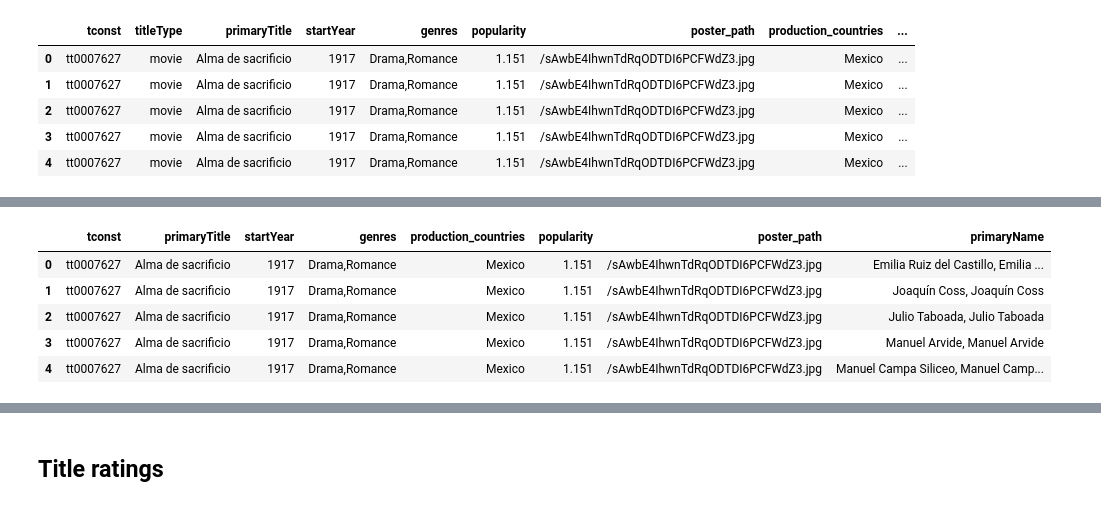
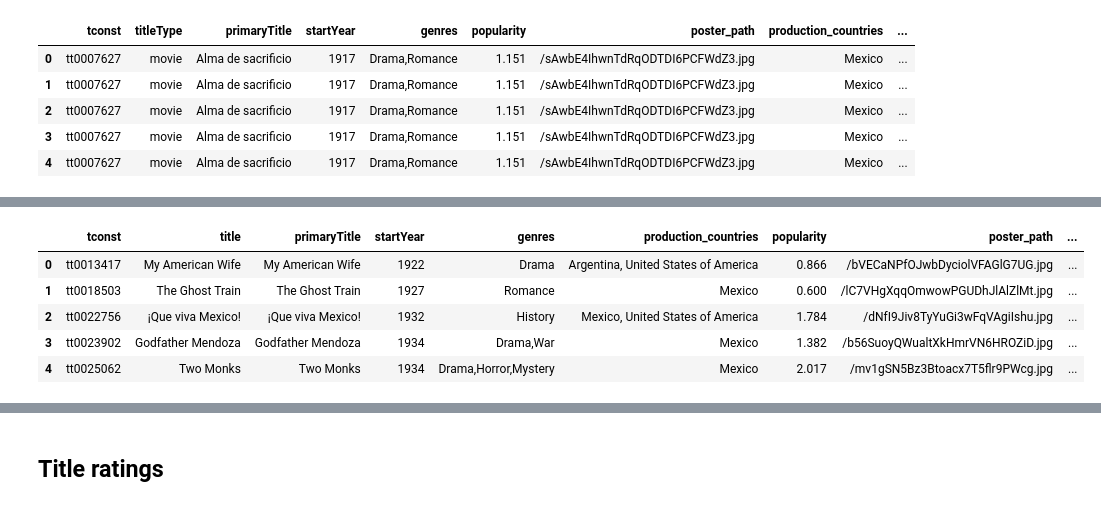
Before and after one commit to peggia/imdb-movies, a Jupyter notebook: movies_data_collection.ipynb, the cells around one changed output, grey strips where cells are left out. Saved outputs shown, nothing was run; the diff lists cells and outputs as text; code cells hidden in the pictures.

Commit message:
Add files via upload
Corrections with grouped movies, and new columns actors and directors

```diff
--- a/movies_data_collection.ipynb
+++ b/movies_data_collection.ipynb
@@ -305,10 +301,12 @@ for chunk in iterator:
 
     if 'region' in chunk.columns:
         #keep all raws whose region is in country_code_list
-        region_list = ['AR','AW','BZ','BO','BR','CL','CO',
-                      'CR','CU','DO','EC','SV','FK','GF',
-                      'GT','GY','HT','HN','MX','AN','NI',
-                      'PA','PY','PE','GS','SR','TT','UY','VE']
+        region_list = ['US' # we keep only the title used in the US
+                    #     'AR','AW','BZ','BO','BR','CL','CO',
+                    #   'CR','CU','DO','EC','SV','FK','GF',
+                    #   'GT','GY','HT','HN','MX','AN','NI',
+                    #   'PA','PY','PE','GS','SR','TT','UY','VE'
+                      ]
         chunk = chunk.loc[chunk['region'].isin(region_list)]
 
     cleaned_chunks.append(chunk)
@@ -375,7 +388,7 @@ for chunk in iterator:
 
     #on supprime la colonne knownForTitles
     chunk = chunk.loc[(chunk['category'] =='actor') | (chunk['category']== 'actress') | (chunk['category']== 'director')].copy()
-    chunk.drop(columns=['ordering','category','characters'], inplace = True)
+    chunk.drop(columns=['ordering','characters'], inplace = True) #we keep 'category'
     #############
     cleaned_chunks.append(chunk)
     del(chunk)
@@ -434,16 +471,12 @@ iterator = pd.read_csv(url, sep='\t', compression='gzip', iterator=True, chunksi
 cleaned_chunks = []
 
 for chunk in iterator:
-
-    # if 'deathYear' in chunk.columns:
-    #     chunk['deathYear'].fillna(0, inplace=True)
-
     if 'primaryName' in chunk.columns:
         chunk.dropna(subset=['primaryName'], inplace=True)
 
-    if 'primaryProfession' in chunk.columns:
-        chunk.dropna(subset=['primaryProfession'], inplace=True)
-    chunk.drop(['knownForTitles','deathYear','birthYear'], axis=1, inplace=True)
+    # if 'primaryProfession' in chunk.columns:
+        # chunk.dropna(subset=['primaryProfession'], inplace=True)
+    chunk.drop(['knownForTitles','deathYear','birthYear','primaryProfession'], axis=1, inplace=True)
     # chunk['birthYear'] = pd.to_datetime(chunk['birthYear'], format='%Y', errors='coerce')
 
     cleaned_chunks.append(chunk)
@@ -568,19 +584,22 @@ memory usage: 16.1+ MB
 # %%
-#regrouper tous les noms  par film
-columns_to_keep = ['tconst',#'title',
-                   'primaryTitle','startYear','genres',
-                #    'actorName','writerName',
-                    'primaryName',
-                   #'region',
-                   'production_countries','popularity','poster_path']
-df_grouped = df_merged_movies_4.groupby(columns_to_keep,as_index=False)['primaryName'].apply(lambda x: ', '.join(x) )
-# df_grouped = df_merged_movies_4.groupby(columns_to_keep,as_index=False)['primaryName'].sum().reset_index(drop=True)
+#regrouper par nom de film créér une colonne avec category=='actors' or 'actress'
+columns_to_keep = ['tconst','title',
+                    'primaryTitle','startYear','genres',
+                    'production_countries','popularity','poster_path',
+                    ]
+# Regroupez par les colonnes spécifiées et concaténez les noms des acteurs et directeurs
+mask_both_actors = (df_merged_movies_4['category'] == 'actor' ) | (df_merged_movies_4['category'] == 'actress')
+df_grouped = df_merged_movies_4.groupby(columns_to_keep, as_index=False).agg(
+    actors=('primaryName', lambda x: ', '.join(x[mask_both_actors])),
+    directors=('primaryName', lambda x: ', '.join(x[df_merged_movies_4['category'] == 'director']))
+)
+
 # del(df_merged_movies)
 df_grouped.head()
 # %% [output]
-|  | tconst | primaryTitle | startYear | genres | production_countries | popularity | poster_path | primaryName |
-| 0 | tt0007627 | Alma de sacrificio | 1917 | Drama,Romance | Mexico | 1.151 | /sAwbE4IhwnTdRqODTDI6PCFWdZ3.jpg | Emilia Ruiz del Castillo, Emilia ... |
-| 1 | tt0007627 | Alma de sacrificio | 1917 | Drama,Romance | Mexico | 1.151 | /sAwbE4IhwnTdRqODTDI6PCFWdZ3.jpg | Joaquín Coss, Joaquín Coss |
-| 2 | tt0007627 | Alma de sacrificio | 1917 | Drama,Romance | Mexico | 1.151 | /sAwbE4IhwnTdRqODTDI6PCFWdZ3.jpg | Julio Taboada, Julio Taboada |
-| 3 | tt0007627 | Alma de sacrificio | 1917 | Drama,Romance | Mexico | 1.151 | /sAwbE4IhwnTdRqODTDI6PCFWdZ3.jpg | Manuel Arvide, Manuel Arvide |
-| 4 | tt0007627 | Alma de sacrificio | 1917 | Drama,Romance | Mexico | 1.151 | /sAwbE4IhwnTdRqODTDI6PCFWdZ3.jpg | Manuel Campa Siliceo, Manuel Camp... |
+|  | tconst | title | primaryTitle | startYear | genres | production_countries | popularity | poster_path | ... |
+| 0 | tt0013417 | My American Wife | My American Wife | 1922 | Drama | Argentina, United States of America | 0.866 | /bVECaNPfOJwbDyciolVFAGlG7UG.jpg | ... |
+| 1 | tt0018503 | The Ghost Train | The Ghost Train | 1927 | Romance | Mexico | 0.600 | /lC7VHgXqqOmwowPGUDhJlAlZlMt.jpg | ... |
+| 2 | tt0022756 | ¡Que viva Mexico! | ¡Que viva Mexico! | 1932 | History | Mexico, United States of America | 1.784 | /dNfI9Jiv8TyYuGi3wFqVAgiIshu.jpg | ... |
+| 3 | tt0023902 | Godfather Mendoza | Godfather Mendoza | 1934 | Drama,War | Mexico | 1.382 | /b56SuoyQWualtXkHmrVN6HROZiD.jpg | ... |
+| 4 | tt0025062 | Two Monks | Two Monks | 1934 | Drama,Horror,Mystery | Mexico | 2.017 | /mv1gSN5Bz3Btoacx7T5flr9PWcg.jpg | ... |
```
Also changed, not shown: parts of 28 cells of this notebook.
